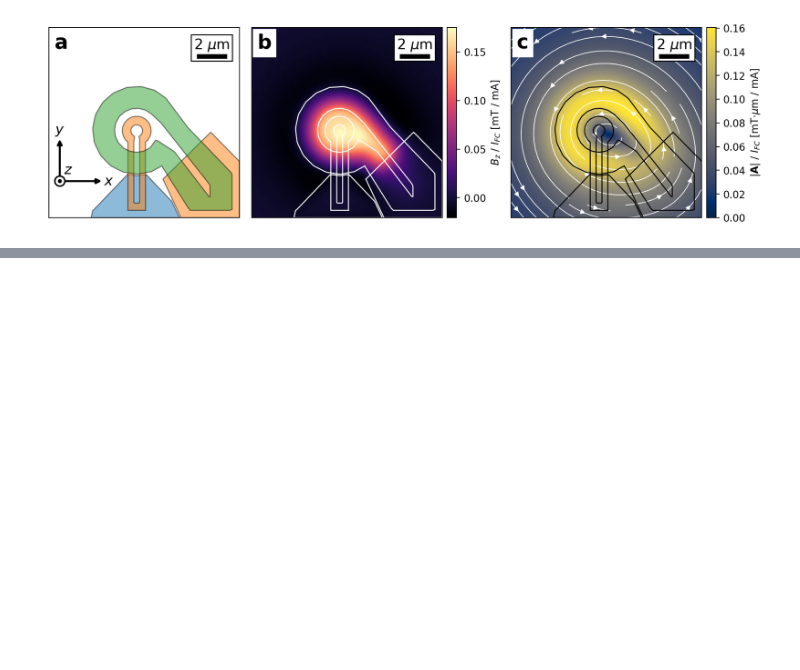
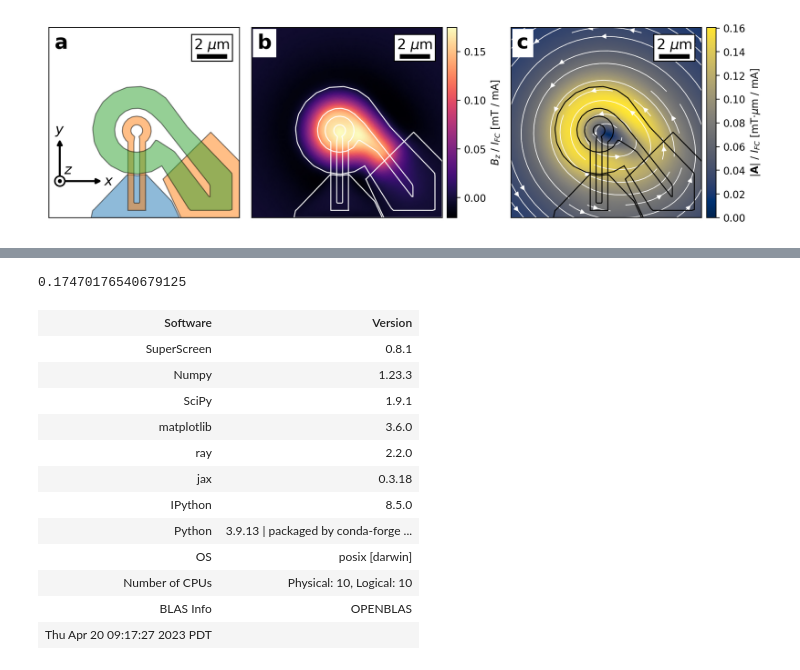
Before and after one commit to loganbvh/vortex-dynamics-induced-by-scanning-squid, a Jupyter notebook: notebooks/figure-1.ipynb, the cells around one changed output, grey strips where cells are left out. Cells and saved outputs as stored; diff of their text form; code cells hidden in the pictures; blank space fills up the shorter version.

```diff
--- a/notebooks/figure-1.ipynb
+++ b/notebooks/figure-1.ipynb
@@ -163,0 +390,22 @@ Hz.max()
+# %%
+Hz.max()
+# %% [output]
+0.17470176540679125
+# %%
+import superscreen
+
+superscreen.version_table()
+# %% [output]
+| Software | Version |
+| SuperScreen | 0.8.1 |
+| Numpy | 1.23.3 |
+| SciPy | 1.9.1 |
+| matplotlib | 3.6.0 |
+| ray | 2.2.0 |
+| jax | 0.3.18 |
+| IPython | 8.5.0 |
+| Python | 3.9.13 | packaged by conda-forge ... |
+| OS | posix [darwin] |
+| Number of CPUs | Physical: 10, Logical: 10 |
+| BLAS Info | OPENBLAS |
+| Thu Apr 20 09:17:27 2023 PDT |  |
```
Also changed, not shown: parts of 6 cells of this notebook, 18 other files.
